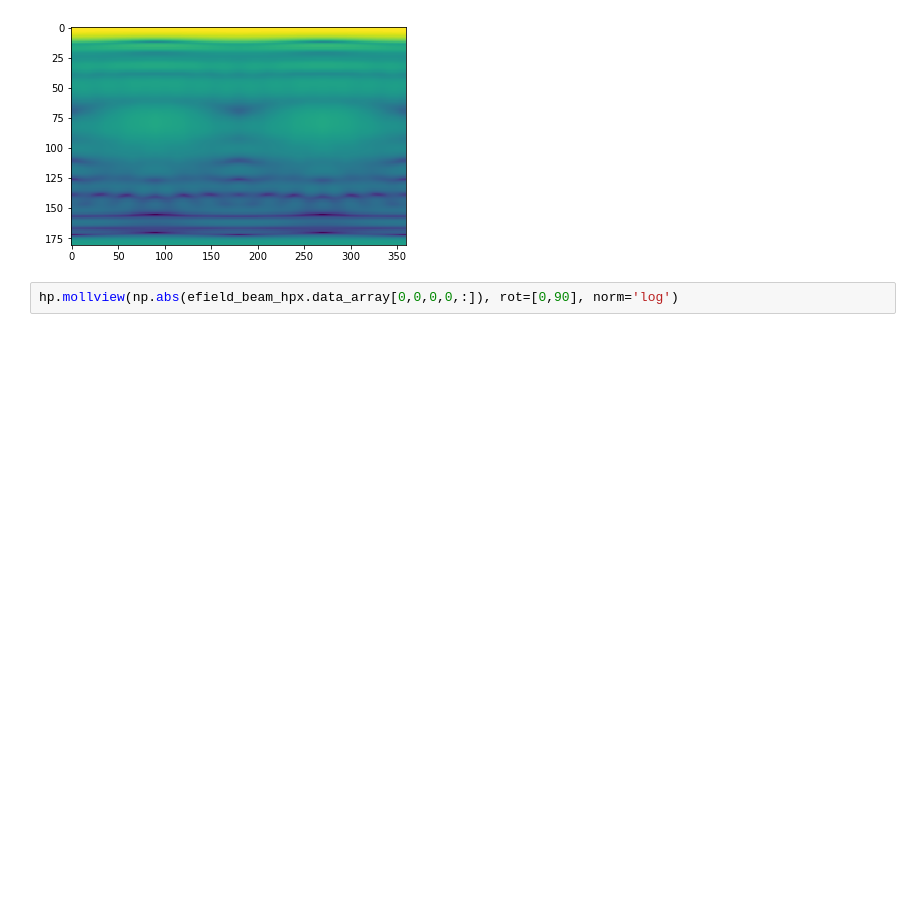
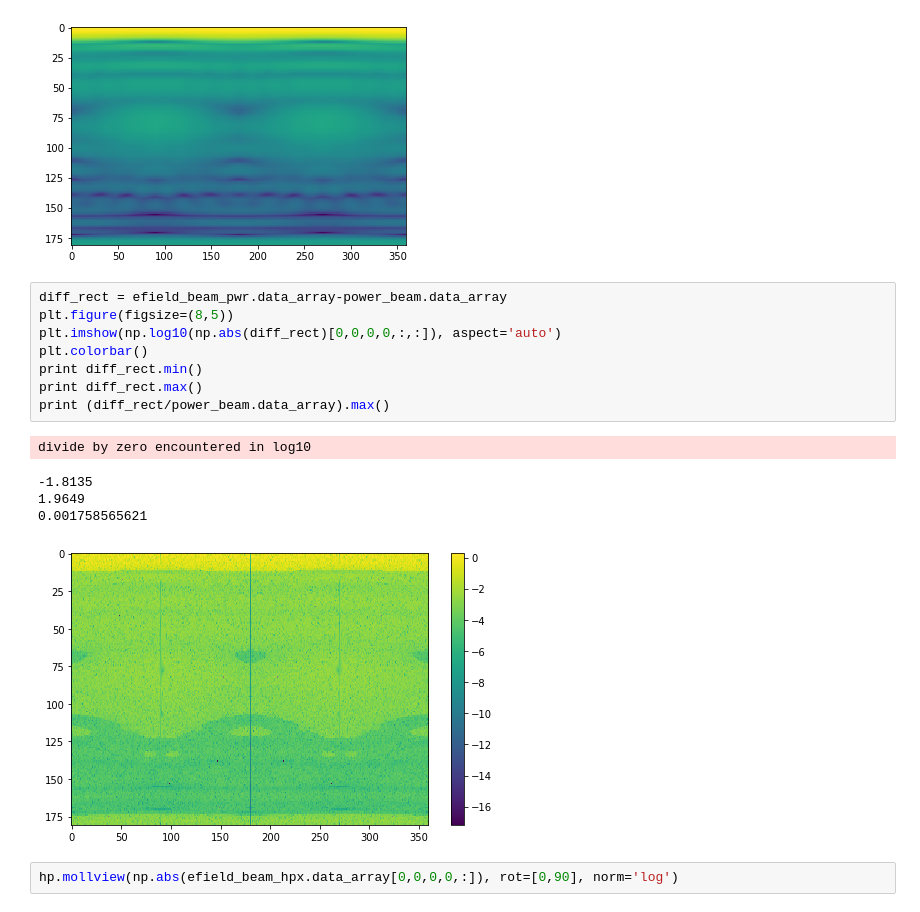
Before and after one commit to HERA-Team/hera_sandbox, a Jupyter notebook: bjh/beam_interpolate.ipynb, the cells around one changed output. Saved outputs shown, nothing was run; the diff lists cells and outputs as text; blank space fills up the shorter version.

```diff
--- a/bjh/beam_interpolate.ipynb
+++ b/bjh/beam_interpolate.ipynb
@@ -74,6 +76,20 @@ plt.imshow(np.log10(power_beam.data_array[0,0,0,0,:,:]), aspect='auto')
 # %% [output]
 <matplotlib.image.AxesImage at 0x...>
 [figure]
+# %%
+diff_rect = efield_beam_pwr.data_array-power_beam.data_array
+plt.figure(figsize=(8,5))
+plt.imshow(np.log10(np.abs(diff_rect)[0,0,0,0,:,:]), aspect='auto')
+plt.colorbar()
+print diff_rect.min()
+print diff_rect.max()
+print (diff_rect/power_beam.data_array).max()
+# %% [output]
+divide by zero encountered in log10
+-1.8135
+1.9649
+0.001758565621
+[figure, added]
 # %%
 hp.mollview(np.abs(efield_beam_hpx.data_array[0,0,0,0,:]), rot=[0,90], norm='log')
 # %% [output]
```
Also changed, not shown: parts of 13 cells of this notebook.
